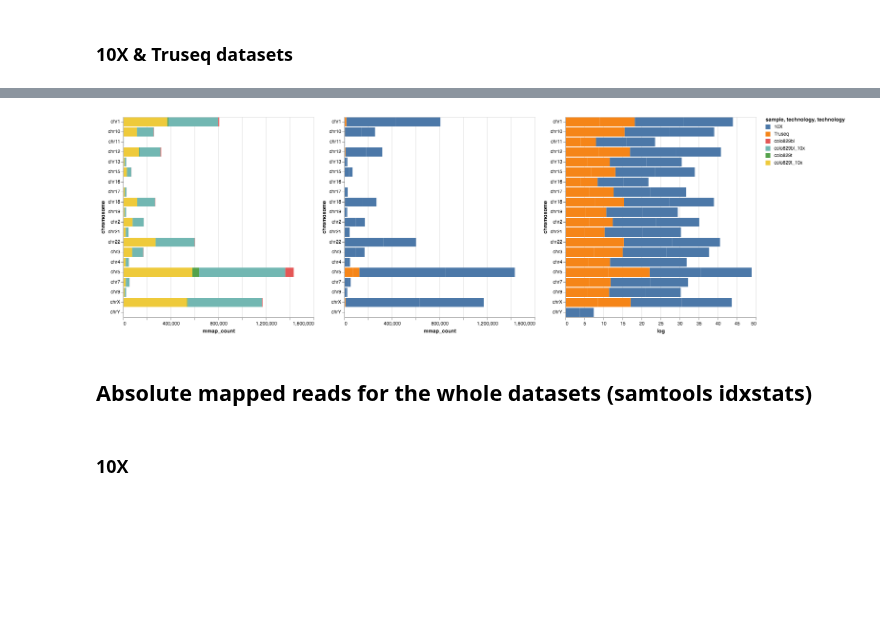
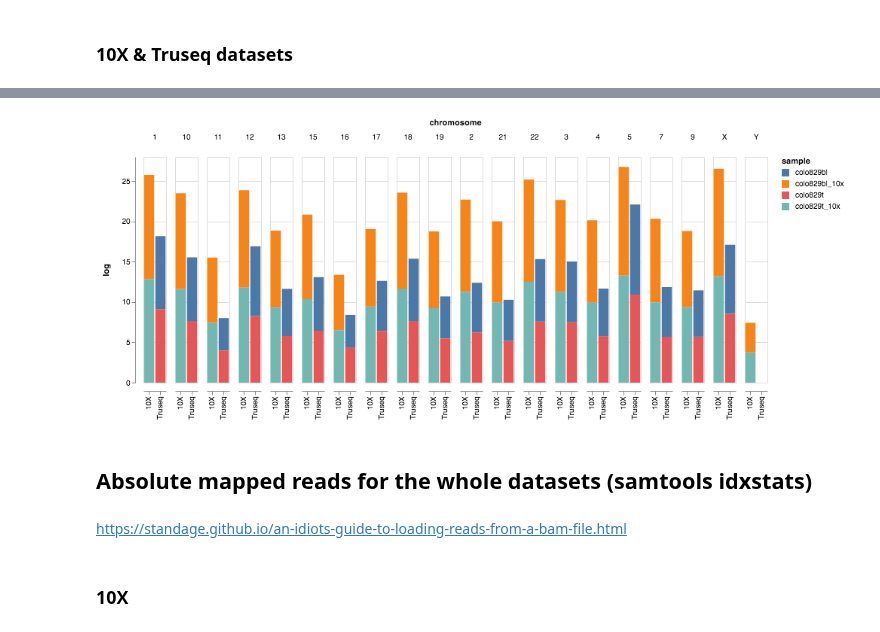
Before and after one commit to umccr/10x, a Jupyter notebook: telomeres/notebooks/counts.ipynb, the cells around one changed output, grey strips where cells are left out. Saved outputs shown, nothing was run; the diff lists cells and outputs as text; code cells hidden in the pictures; blank space fills up the shorter version.

Commit message:
Pandas categorical to sort chromosomes manually, unfortunately vega-lite/altair re-sorts it lexicographically due to a bug: https://github.com/altair-viz/altair/issues/940

```diff
--- a/telomeres/notebooks/counts.ipynb
+++ b/telomeres/notebooks/counts.ipynb
@@ -26,0 +51,2 @@ colo829bl['sample'] = 'colo829bl'
+# %%
+colo829bl["chromosome"] = pd.Categorical(colo829bl["chromosome"], chr_array)
@@ -39,34 +85,55 @@ for ds in datasets:
     ds = ds[ds['chromosome'] != 'chr10']
 
     datasets_excluded_chroms.append(ds)
-# %%
-#dataset_curated = pd.concat(datasets_excluded_chroms, ignore_index=True)
-dataset_curated = pd.concat(datasets, ignore_index=True)
-dataset_curated["log"] = dataset_curated["mmap_count"].apply(np.log)
-
-sample_chart = alt.Chart(dataset_curated).mark_bar().encode(
-        x = 'mmap_count:Q',
-        y = 'chromosome:N',
-        color = 'sample:N'
-)
-
-tech_chart = alt.Chart(dataset_curated).mark_bar().encode(
-        x = 'mmap_count:Q',
-        y = 'chromosome:N',
-        color = 'technology:N'
-)
-
-logplot = alt.Chart(dataset_curated).mark_bar().encode(
-        x = 'log:Q',
-        y = 'chromosome:N',
-        color = 'technology:N'
-)
-
-sample_chart | tech_chart | logplot
-# %% [output]
-[figure, removed]
+# %%
+#dataset_curated = pd.concat(datasets_excluded_chroms, ignore_index=True)
+dataset_curated = pd.concat(datasets, ignore_index=True)
+dataset_curated.reset_index()
+
+dataset_curated["log"] = dataset_curated["mmap_count"].apply(np.log)
+
+dataset_curated["chromosome"] = pd.Categorical(dataset_curated["chromosome"], chr_array)
+dataset_curated = dataset_curated.sort_values("chromosome")
+
+pat = r"chr(.*)"
+repl = lambda m: m.group(1)
+
+dataset_curated['chromosome'] = dataset_curated['chromosome'].str.replace(pat, repl)
+# %%
+
+sample_chart = alt.Chart(dataset_curated).mark_bar().encode(
+        alt.X('sample:N', scale=alt.Scale(rangeStep=15), axis=alt.Axis(title='')),
+        alt.Y('mmap_count:Q', axis=alt.Axis(title='Mapped reads')),
+        color = alt.Color('sample:N'), #scale=alt.Scale(range["#EA98D2", "#659CCA", "#EA98D2", "#EA98D2", "#EA98D2"])),
+        column = 'chromosome:N'
+)
+
+tech_chart = alt.Chart(dataset_curated).mark_bar().encode(
+        alt.X('technology:N', scale=alt.Scale(rangeStep=15), axis=alt.Axis(title='')),
+        alt.Y('mmap_count:Q', axis=alt.Axis(title='Mapped reads')),
+        color = alt.Color('technology:N'), #scale=alt.Scale(range["#EA98D2", "#659CCA", "#EA98D2", "#EA98D2", "#EA98D2"])),
+        column = 'chromosome:N'
+)
+
+logplot = alt.Chart(dataset_curated).mark_bar().encode(
+        alt.X('technology:N', scale=alt.Scale(rangeStep=15), axis=alt.Axis(title='')),
+        y = 'log:Q',
+        color = alt.Color('sample:N'), #scale=alt.Scale(range["#EA98D2", "#659CCA", "#EA98D2", "#EA98D2", "#EA98D2"])),
+        #column = 'chromosome:N'
+        column = alt.Column('chromosome:N', sort='ascending')
+)
+
+
+#sample_chart
+#| tech_chart | logplot
+#sample_chart | tech_chart | logplot
+logplot
+# %% [output]
+[figure, added]
 # %% [markdown]
 ## Absolute mapped reads for the whole datasets (samtools idxstats)
+# %% [markdown]
+https://standage.github.io/an-idiots-guide-to-loading-reads-from-a-bam-file.html
 # %% [markdown]
 ### 10X
 # %%
```
Also changed, not shown: parts of 9 cells of this notebook.
